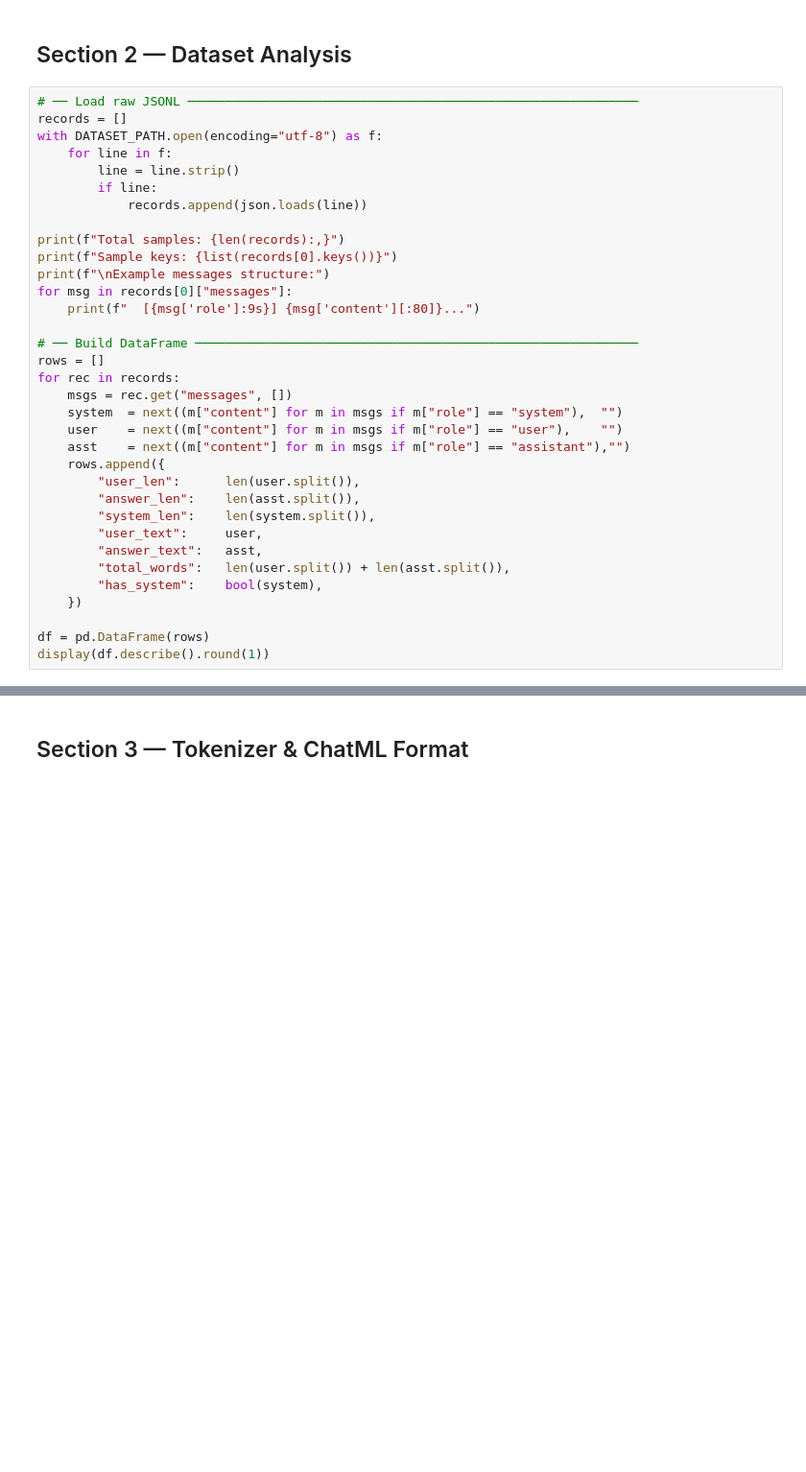
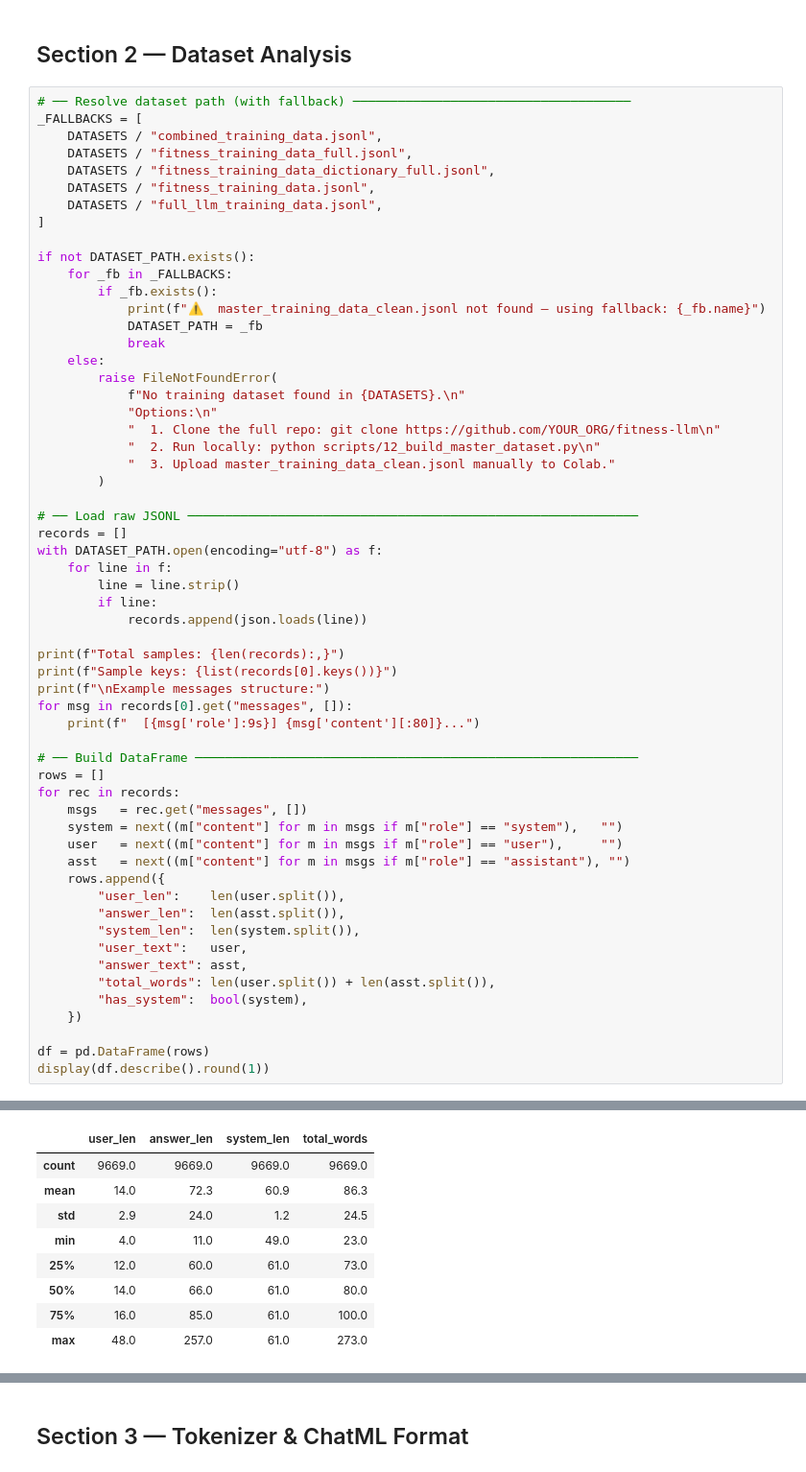
Before and after one commit to purplesquide/fitness-llm, a Jupyter notebook: Fitness_LLM_Training.ipynb, the cells around one changed output, grey strips where cells are left out. Shown at 96% size. Drawn from its saved outputs; the diff is of its cells as text; blank space fills up the shorter version.

Commit message:
fix: robust ROOT detection + dataset fallback for Colab/Kaggle

```diff
--- a/Fitness_LLM_Training.ipynb
+++ b/Fitness_LLM_Training.ipynb
@@ -110,6 +132,30 @@ print(f"  Output:  {OUTPUT_DIR}")
 # %% [markdown]
 ## Section 2 — Dataset Analysis
 # %%
+# ── Resolve dataset path (with fallback) ─────────────────────────────────────
+_FALLBACKS = [
+    DATASETS / "combined_training_data.jsonl",
+    DATASETS / "fitness_training_data_full.jsonl",
+    DATASETS / "fitness_training_data_dictionary_full.jsonl",
+    DATASETS / "fitness_training_data.jsonl",
+    DATASETS / "full_llm_training_data.jsonl",
+]
+
+if not DATASET_PATH.exists():
+    for _fb in _FALLBACKS:
+        if _fb.exists():
+            print(f"⚠️  master_training_data_clean.jsonl not found — using fallback: {_fb.name}")
+            DATASET_PATH = _fb
+            break
+    else:
+        raise FileNotFoundError(
+            f"No training dataset found in {DATASETS}.\n"
+            "Options:\n"
+            "  1. Clone the full repo: git clone https://github.com/YOUR_ORG/fitness-llm\n"
+            "  2. Run locally: python scripts/12_build_master_dataset.py\n"
+            "  3. Upload master_training_data_clean.jsonl manually to Colab."
+        )
+
 # ── Load raw JSONL ────────────────────────────────────────────────────────────
 records = []
 with DATASET_PATH.open(encoding="utf-8") as f:
@@ -121,25 +167,26 @@ with DATASET_PATH.open(encoding="utf-8") as f:
 print(f"Total samples: {len(records):,}")
 print(f"Sample keys: {list(records[0].keys())}")
 print(f"\nExample messages structure:")
-for msg in records[0]["messages"]:
+for msg in records[0].get("messages", []):
     print(f"  [{msg['role']:9s}] {msg['content'][:80]}...")
 
 # ── Build DataFrame ───────────────────────────────────────────────────────────
 rows = []
 for rec in records:
-    msgs = rec.get("messages", [])
-    system  = next((m["content"] for m in msgs if m["role"] == "system"),  "")
-    user    = next((m["content"] for m in msgs if m["role"] == "user"),    "")
-    asst    = next((m["content"] for m in msgs if m["role"] == "assistant"),"")
+    msgs   = rec.get("messages", [])
+    system = next((m["content"] for m in msgs if m["role"] == "system"),   "")
+    user   = next((m["content"] for m in msgs if m["role"] == "user"),     "")
+    asst   = next((m["content"] for m in msgs if m["role"] == "assistant"), "")
     rows.append({
-        "user_len":      len(user.split()),
-        "answer_len":    len(asst.split()),
-        "system_len":    len(system.split()),
-        "user_text":     user,
-        "answer_text":   asst,
-        "total_words":   len(user.split()) + len(asst.split()),
-        "has_system":    bool(system),
+        "user_len":    len(user.split()),
+        "answer_len":  len(asst.split()),
+        "system_len":  len(system.split()),
+        "user_text":   user,
+        "answer_text": asst,
+        "total_words": len(user.split()) + len(asst.split()),
+        "has_system":  bool(system),
     })
 
 df = pd.DataFrame(rows)
 display(df.describe().round(1))
+# %% [output]
@@ -146,3 +201,12 @@ display(df.describe().round(1))
+|  | user_len | answer_len | system_len | total_words |
+| count | 9669.0 | 9669.0 | 9669.0 | 9669.0 |
+| mean | 14.0 | 72.3 | 60.9 | 86.3 |
+| std | 2.9 | 24.0 | 1.2 | 24.5 |
+| min | 4.0 | 11.0 | 49.0 | 23.0 |
+| 25% | 12.0 | 60.0 | 61.0 | 73.0 |
+| 50% | 14.0 | 66.0 | 61.0 | 80.0 |
+| 75% | 16.0 | 85.0 | 61.0 | 100.0 |
+| max | 48.0 | 257.0 | 61.0 | 273.0 |
 # %%
 # ── Intent / topic distribution ───────────────────────────────────────────────
 INTENT_PATTERNS = {
```
Also changed, not shown: parts of 6 cells of this notebook.
